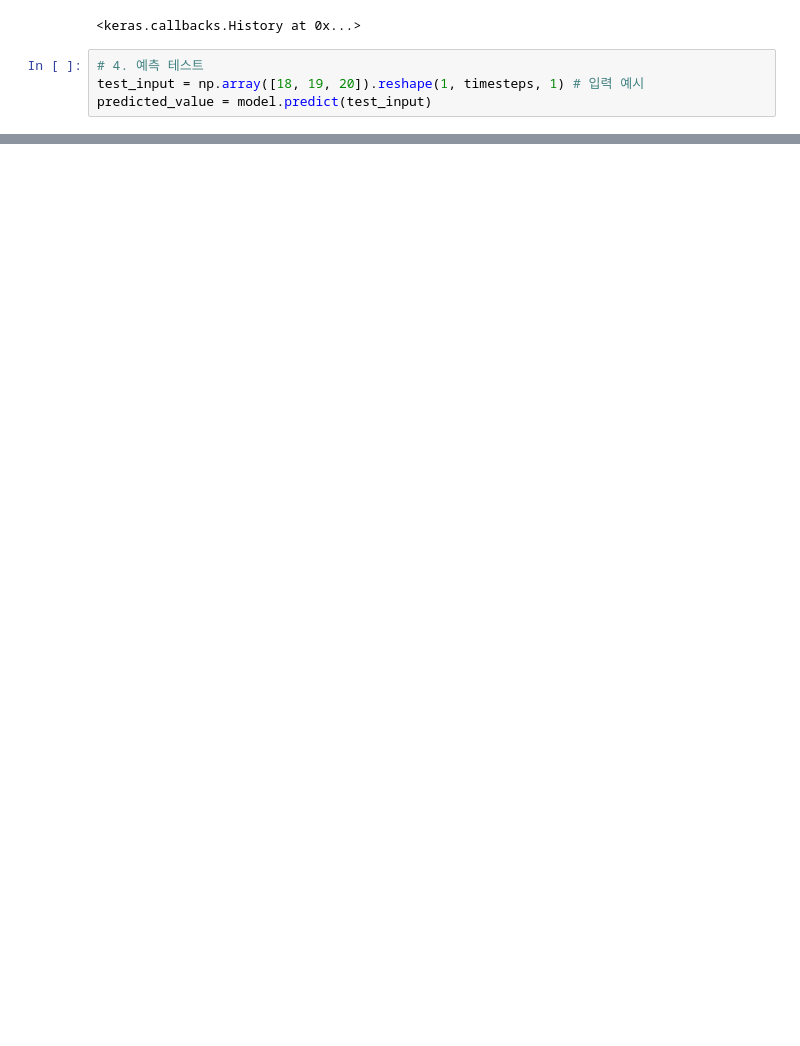
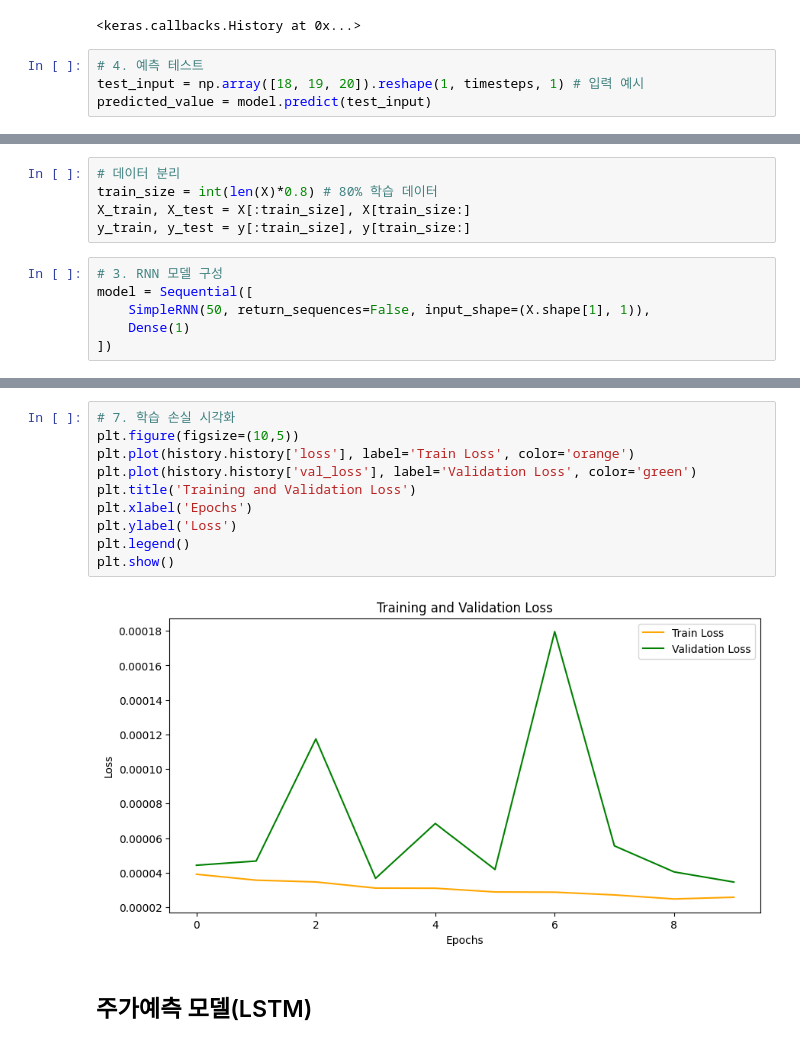
Before and after one commit to LC-coder33/PythonTutorial, a Jupyter notebook: deep_learning2일차.ipynb, the cells around one changed output, grey strips where cells are left out. Saved outputs shown, nothing was run; the diff lists cells and outputs as text; blank space fills up the shorter version.

```diff
--- a/deep_learning2일차.ipynb
+++ b/deep_learning2일차.ipynb
@@ -63,0 +107,11 @@ print("예측 값:", predicted_value[0][0])
+# %%
+# 데이터 분리
+train_size = int(len(X)*0.8) # 80% 학습 데이터
+X_train, X_test = X[:train_size], X[train_size:]
+y_train, y_test = y[:train_size], y[train_size:]
+# %%
+# 3. RNN 모델 구성
+model = Sequential([
+    SimpleRNN(50, return_sequences=False, input_shape=(X.shape[1], 1)),
+    Dense(1)
+])
@@ -63,0 +163,14 @@ print("예측 값:", predicted_value[0][0])
+# %%
+# 7. 학습 손실 시각화
+plt.figure(figsize=(10,5))
+plt.plot(history.history['loss'], label='Train Loss', color='orange')
+plt.plot(history.history['val_loss'], label='Validation Loss', color='green')
+plt.title('Training and Validation Loss')
+plt.xlabel('Epochs')
+plt.ylabel('Loss')
+plt.legend()
+plt.show()
+# %% [output]
+[figure, added]
+# %% [markdown]
+## 주가예측 모델(LSTM)
```
Also changed, not shown: parts of 41 cells of this notebook, 1 other file.
